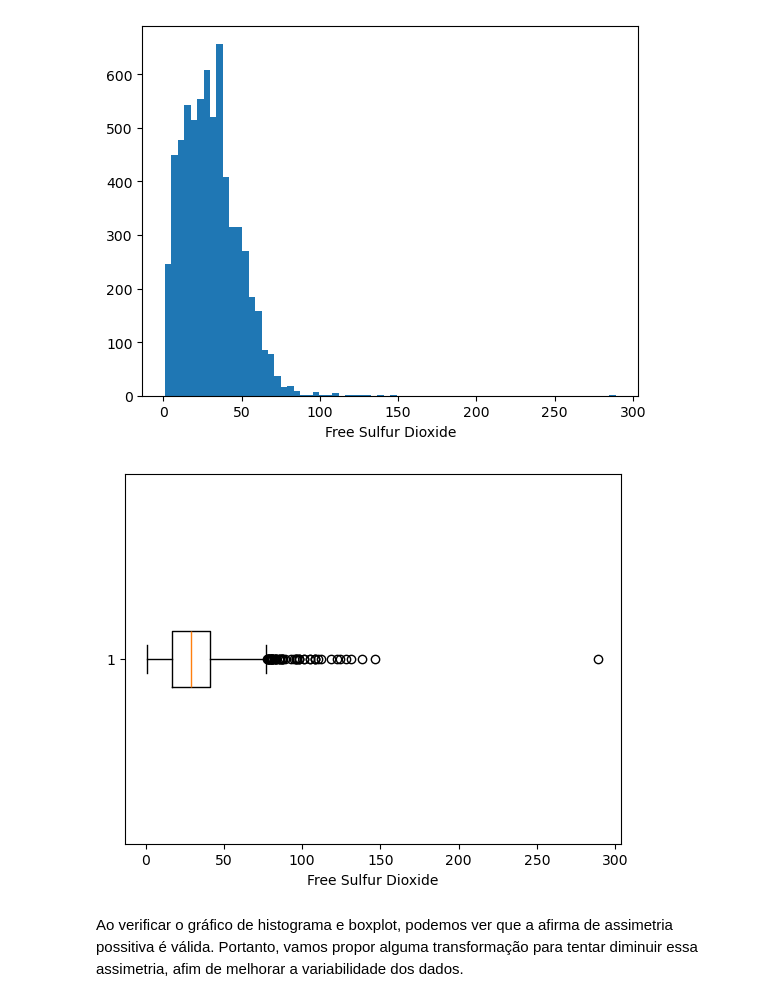
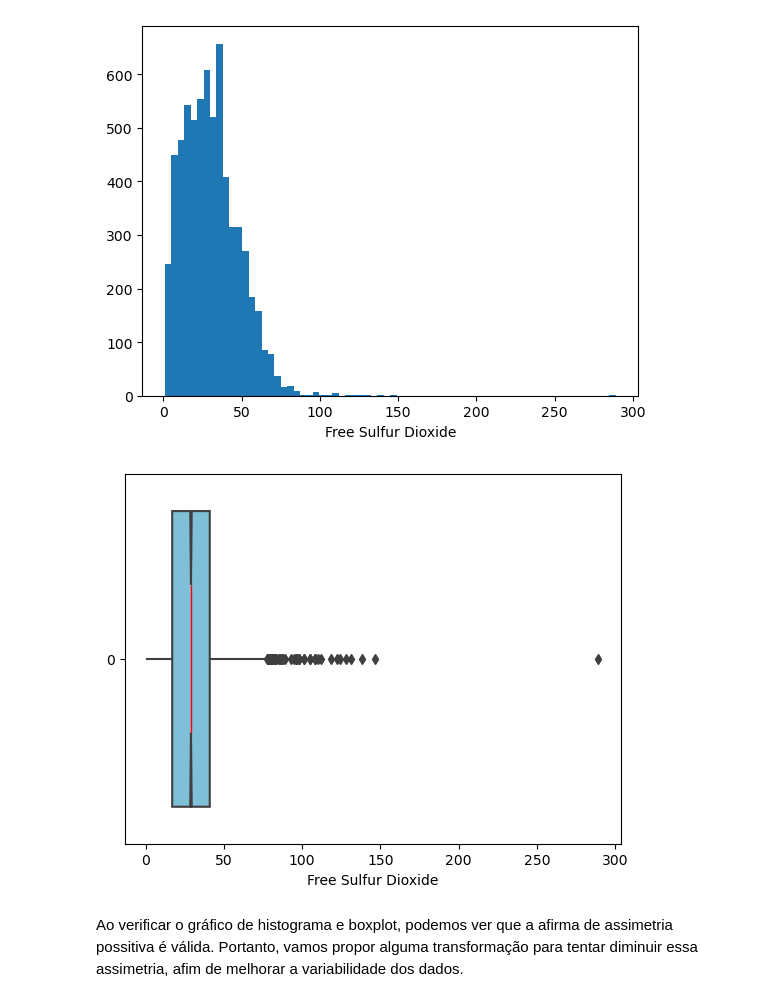
Before and after one commit to gabrieldadcarvalho/machine_learning, a Jupyter notebook: wine_quality/analitic_wine.ipynb, the cells around one changed output. Drawn from its saved outputs; the diff is of its cells as text; code cells hidden in the pictures.

```diff
--- a/wine_quality/analitic_wine.ipynb
+++ b/wine_quality/analitic_wine.ipynb
@@ -253,9 +256,9 @@ Como vimos nos 3 tôpicos acima, as variáveis de acidez possui alguns anomalias
     x['total_acidity'] = (log(x["fixed acidity"] * x["volatile acidity"] + x["citric acid"])) ** (1/1.5)
 # %%
 # Criação da nova variável
-x["total_acidity"] = (
+x["total_acidity"] = np.log(
     x["fixed acidity"] * x["volatile acidity"] + x["citric acid"]
-)**(1/2)
+)**(1/1.5)
 # %%
 # Estatística da nova variável
 x["total_acidity"].describe()
@@ -473,11 +490,13 @@ plt.show()
 # %% [output]
 [figure]
 # %%
-plt.boxplot(x["free sulfur dioxide"], vert=False)
+sns.boxplot(x["free sulfur dioxide"], orient='h',    notch=True, showcaps=False,
+    boxprops={"facecolor": (0, .5, .7, .5)},
+    medianprops={"color": "r", "linewidth": 1})
 plt.xlabel("Free Sulfur Dioxide")
 plt.show()
 # %% [output]
-[figure, old version]
+[figure, new version]
 # %% [markdown]
 Ao verificar o gráfico de histograma e boxplot, podemos ver que a afirma de assimetria possitiva é válida. Portanto, vamos propor alguma transformação para tentar diminuir essa assimetria, afim de melhorar a variabilidade dos dados.
 # %% [markdown]
```
Also changed, not shown: parts of 46 cells of this notebook.
